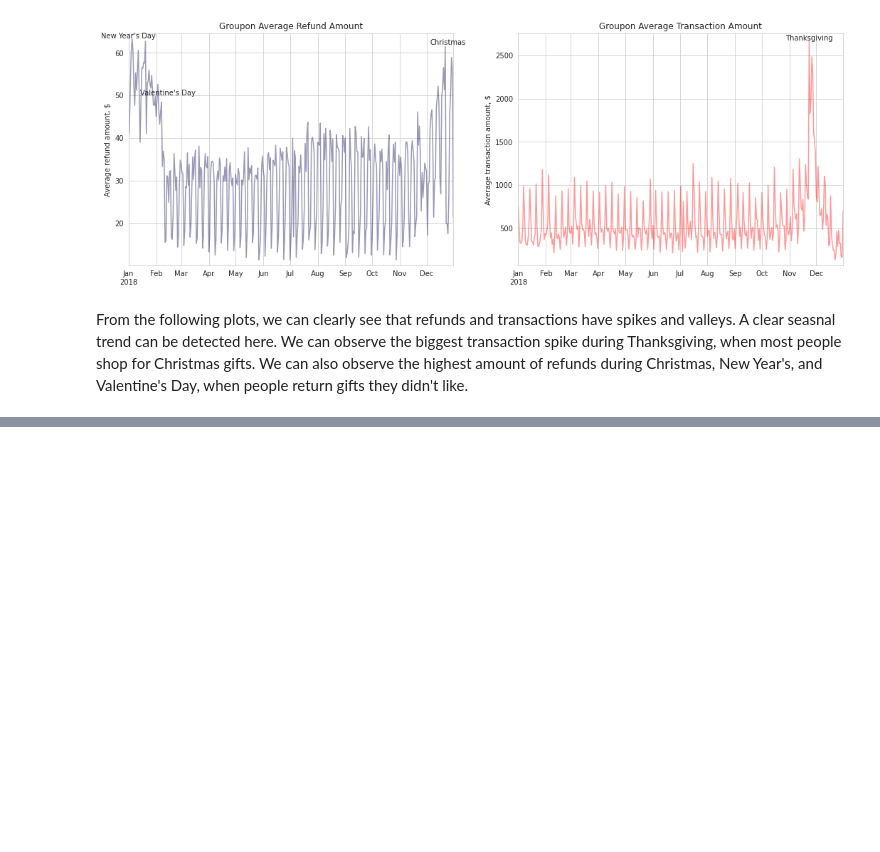
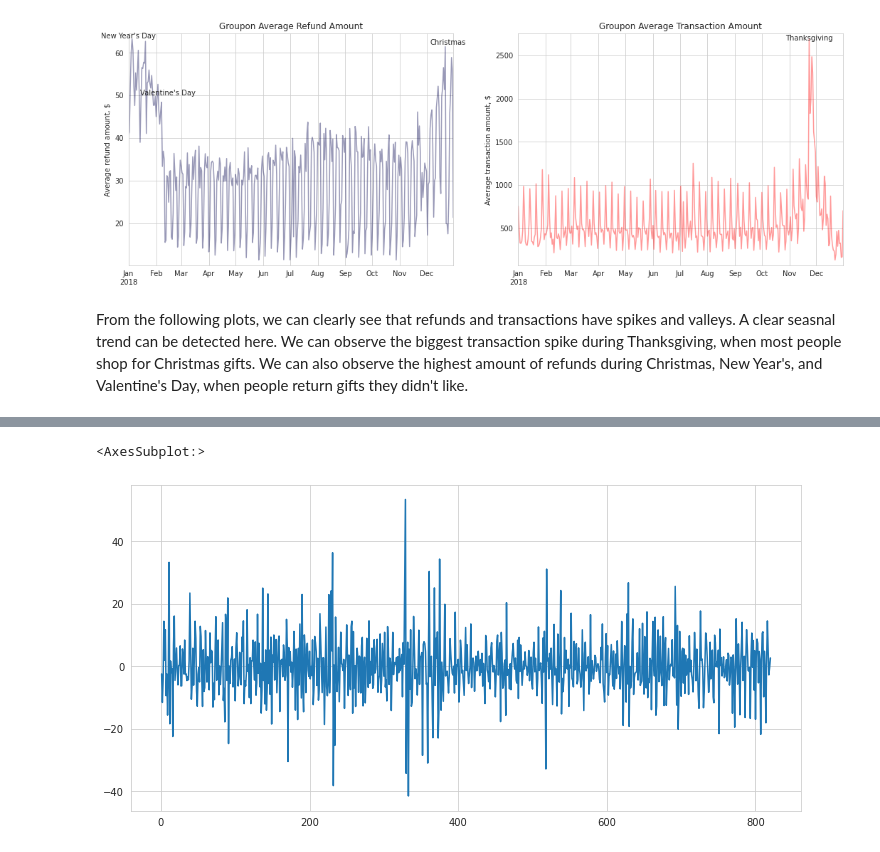
Before and after one commit to evgenia82/loyola-capstone-groupon, a Jupyter notebook: groupon_refunds_time_series.ipynb, the cells around one changed output, grey strips where cells are left out. Drawn from its saved outputs; the diff is of its cells as text; code cells hidden in the pictures; blank space fills up the shorter version.

```diff
--- a/groupon_refunds_time_series.ipynb
+++ b/groupon_refunds_time_series.ipynb
@@ -140,0 +168,3 @@ refunds_df.plot(figsize = (12,6))
+# %%
+new_dataset = pd.concat([train, pd.DataFrame({"transaction_date": test["transaction_date"], "type": "test"})])
+new_dataset
@@ -140,0 +214,6 @@ refunds_df.plot(figsize = (12,6))
+# %%
+# how to describe this? It looks pretty good to me because it centered exactly at zero. Am I correct?
+new_dataset[new_dataset["type"]=='train']["refunds"].diff().plot(figsize = (12,6))
+# %% [output]
+<AxesSubplot:>
+[figure, added]
```
Also changed, not shown: parts of 14 cells of this notebook.
